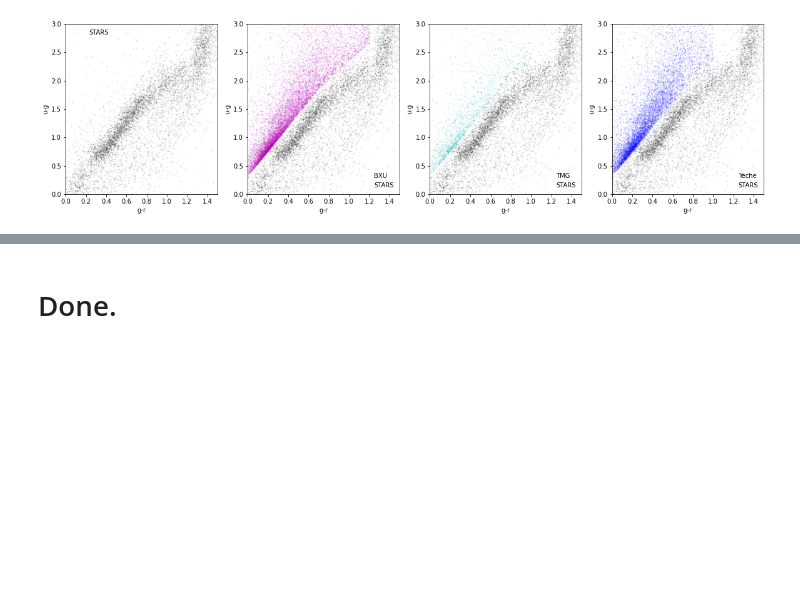
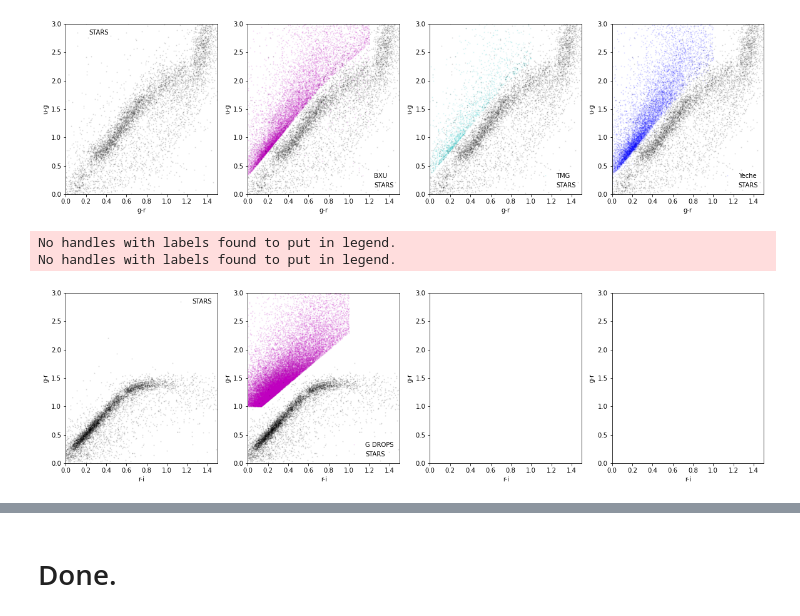
Before and after one commit to michaelJwilson/DESILBG, a Jupyter notebook: gold/yeche.ipynb, the cells around one changed output, grey strips where cells are left out. Cells and saved outputs as stored; diff of their text form; code cells hidden in the pictures; blank space fills up the shorter version.

```diff
--- a/gold/yeche.ipynb
+++ b/gold/yeche.ipynb
@@ -429,3 +433,23 @@ for ax in axes:
     ax.legend(frameon=False)
 # %% [output]
 [figure]
+# %%
+figure, axes = plt.subplots(1, 4, figsize=(20,5))
+
+axes[0].plot(stars['r'] - stars['i'], stars['g'] - stars['r'], marker='.', lw=0., c='k', markersize=2, alpha=0.1, label='STARS')
+
+axes[1].plot(gdrops['r'] - gdrops['i'], gdrops['g'] - gdrops['r'], marker='.', lw=0., c='m', markersize=2, alpha=0.1, label='G DROPS')
+axes[1].plot(stars['r'] - stars['i'], stars['g'] - stars['r'], marker='.', lw=0., c='k', markersize=2, alpha=0.1, label='STARS')
+
+for ax in axes:
+    ax.set_xlim((0.0, 1.5))
+    ax.set_ylim((0.0, 3.0))
+
+    ax.set_xlabel('r-i')
+    ax.set_ylabel('g-r')
+
+    ax.legend(frameon=False)
+# %% [output]
+No handles with labels found to put in legend.
+No handles with labels found to put in legend.
+[figure, added]
```
Also changed, not shown: parts of 12 cells of this notebook, 4 other files.
